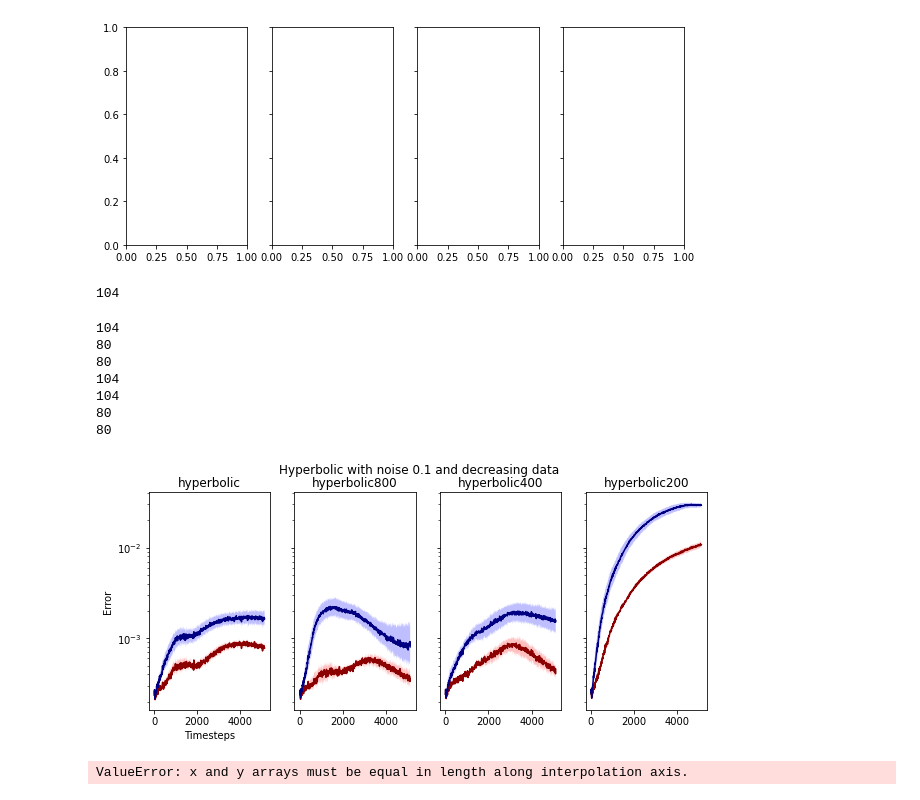
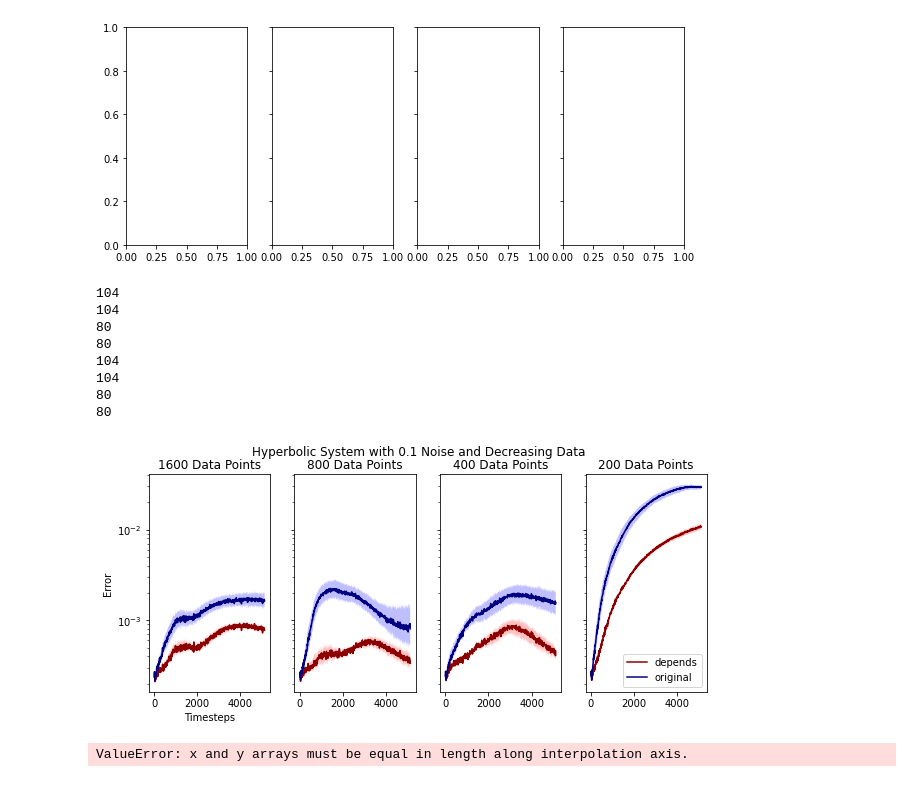
Before and after one commit to KatieJ16/ensemble_HiSTs, a Jupyter notebook: scripts/multiscale_HiTS_exp/Fig 2-Copy1.ipynb, the cells around one changed output. Drawn from its saved outputs; the diff is of its cells as text; code cells hidden in the pictures.

```diff
--- a/scripts/multiscale_HiTS_exp/Fig 2-Copy1.ipynb
+++ b/scripts/multiscale_HiTS_exp/Fig 2-Copy1.ipynb
@@ -84,14 +85,14 @@ def predict_random_combo(model_depends, models_original, test_data, timesteps =
     return y_pred_list_depends, y_pred_list_original, mse_depends, mse_original, t_list
 #===========================================================================================================
 # %%
-data_system = 'hyperbolic'
+data_system = 'hopf'#'hyperbolic'
 
-noise = 0.1
-smallest_step = 8
-step_sizes = [8, 16, 32]
+noise = 0.05
+smallest_step = 4#8
+step_sizes = [4, 8, 16]#[8, 16, 32]
 dt = 0.01
 
-letter = 'c'
+letter = 'a'#'c'
 
 num_lines = 500
 
@@ -104,6 +105,6 @@ n_test_points, _, ndim = test_data.shape
 n_test = test_data.shape[0]
 print("test_data.shape = ", test_data.shape)
 
-
-system_list = ['hyperbolic', 'hyperbolic800', 'hyperbolic400', 'hyperbolic200']
+system_list = ['hopf']
+# system_list = ['hyperbolic', 'hyperbolic800', 'hyperbolic400', 'hyperbolic200']
 # %% [output]
@@ -184,18 +185,22 @@ for system in system_list:
         for i in range(num_lines):
             print("i = ", i)
 
-            y_preds_random_depends, y_preds_random_original, mse_random_depends, mse_random_original, t_list_random = predict_random_combo(model_depends, models_original, test_data, timesteps = timesteps, to_plot=False)
-            y_pred_list_depends.append(y_preds_random_depends[0,:])
-            y_pred_list_original.append(y_preds_random_original[0,:])
-            mse_list_depends.append(mse_random_depends)
-            mse_list_original.append(mse_random_original)
-            t_list_list.append(t_list_random)
+#             y_preds_random_depends, y_preds_random_original, mse_random_depends, mse_random_original, t_list_random = predict_random_combo(model_depends, models_original, test_data, timesteps = timesteps, to_plot=False)
+#             y_pred_list_depends.append(y_preds_random_depends[0,:])
+#             y_pred_list_original.append(y_preds_random_original[0,:])
+#             mse_list_depends.append(mse_random_depends)
+#             mse_list_original.append(mse_random_original)
+#             t_list_list.append(t_list_random)
 
             file_base = 'model_{}_depends_stepsize{}_noise{}_{}'.format(system, smallest_step, noise, letter)
 
-            np.save(os.path.join(model_dir, file_base + "_time.npy"), np.array(t_list_list, dtype=object))
-            np.save(os.path.join(model_dir, file_base + "_depends.npy"), np.array(mse_list_depends, dtype=object))
-            np.save(os.path.join(model_dir, file_base + "_original.npy"), np.array(mse_list_original, dtype=object))
+#             np.save(os.path.join(model_dir, file_base + "_time.npy"), np.array(t_list_list, dtype=object))
+#             np.save(os.path.join(model_dir, file_base + "_depends.npy"), np.array(mse_list_depends, dtype=object))
+#             np.save(os.path.join(model_dir, file_base + "_original.npy"), np.array(mse_list_original, dtype=object))
+
+            t_list_list = np.load(os.path.join(model_dir, file_base + "_time.npy"))
+            mse_list_depends = np.load(os.path.join(model_dir, file_base + "_depends.npy"))
+            mse_list_original = np.load(os.path.join(model_dir, file_base + "_original.npy"))
 
 
     t_list_list_all.append(t_list_list)
@@ -297,48 +297,50 @@ ValueError: too many values to unpack (expected 3)
 
 fig, axs  = plt.subplots(1, len(system_list), sharey='row', figsize=(10, 4))
 
+system_names = ["1600 Data Points", "800 Data Points", "400 Data Points", "200 Data Points"]
 for idx_system in range(len(system_list)):
     system = system_list[idx_system]
 
     t_list_list = t_list_list_all[idx_system]
     mse_list_depends = mse_list_depends_all[idx_system]
     mse_list_original = mse_list_original_all[idx_system]
         #find the average paths for both methods
     ts_depends, means_depends, stds_depends, percent_95_depends, percent_5_depends = find_ave_random_paths(t_list_list, mse_list_depends)
     ts_original, means_original, stds_original, percent_95_original, percent_5_original = find_ave_random_paths(t_list_list, mse_list_original)
 
 
 
     axs[idx_system].semilogy(ts_depends, means_depends[:,0], color='darkred', label="depends")
     axs[idx_system].semilogy(ts_original, means_original[:,0], color='navy', label="original")
 
 #     for n_stds in [1, 2, 3]:
 #         axs[idx_noise].fill_between(ts_depends, means_depends[:,0]+n_stds*stds_depends[:,0], means_depends[:,0]-n_stds*stds_depends[:,0], facecolor='red', alpha=0.25)
 #         axs[idx_noise].fill_between(ts_original, means_original[:,0]+n_stds*stds_original[:,0], means_original[:,0]-n_stds*stds_original[:,0], facecolor='blue', alpha=0.25)
 
     axs[idx_system].fill_between(ts_depends, percent_5_depends[:,0], percent_95_depends[:,0], facecolor='red', alpha=0.25)
     axs[idx_system].fill_between(ts_original, percent_5_original[:,0], percent_95_original[:,0], facecolor='blue', alpha=0.25)
 
 
 #     plt.legend()
-    axs[idx_system].set_title(system)
+    axs[idx_system].set_title(system_names[idx_system])
 
 
+plt.legend()
 axs[0].set(xlabel='Timesteps', ylabel='Error')
-fig.suptitle("Hyperbolic with noise " + str(noise) + ' and decreasing data')#system + ": MSE : noise = " + str(noise) + ": " + str(num_lines) + " random paths :step_sizes = "+str(step_sizes))
+fig.suptitle("Hyperbolic System with 0.1 Noise and Decreasing Data")#)#system + ": MSE : noise = " + str(noise) + ": " + str(num_lines) + " random paths :step_sizes = "+str(step_sizes))
 
 # plt.ylim([1e-8, 1])
 plt.show()
 # %% [output]
 104
+104
+80
+80
+104
+104
+80
+80
-104
-80
-80
-104
-104
-80
-80
-[figure, old version]
+[figure, new version]
 # %%
  # graph the mse both themods with a random line for each trial and thicker line for average of mse
 plt.figure()
```
Also changed, not shown: parts of 4 cells of this notebook, 4 other files.
